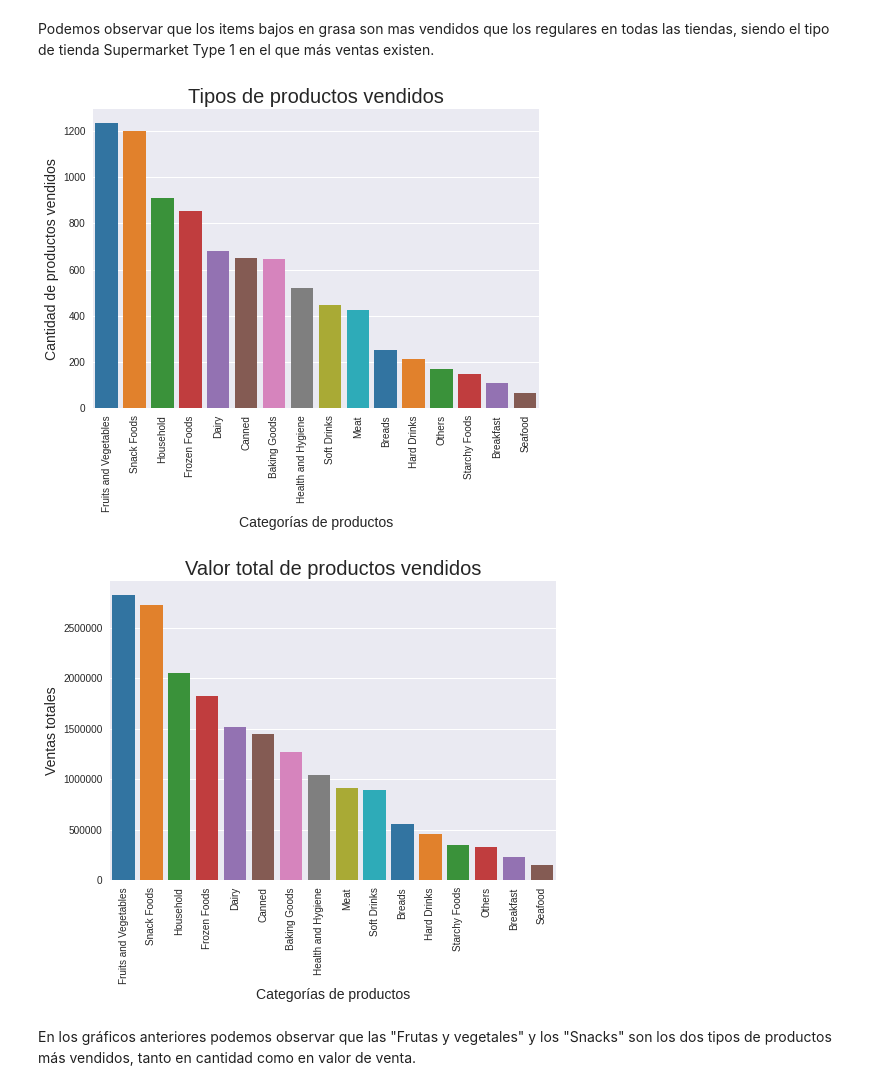
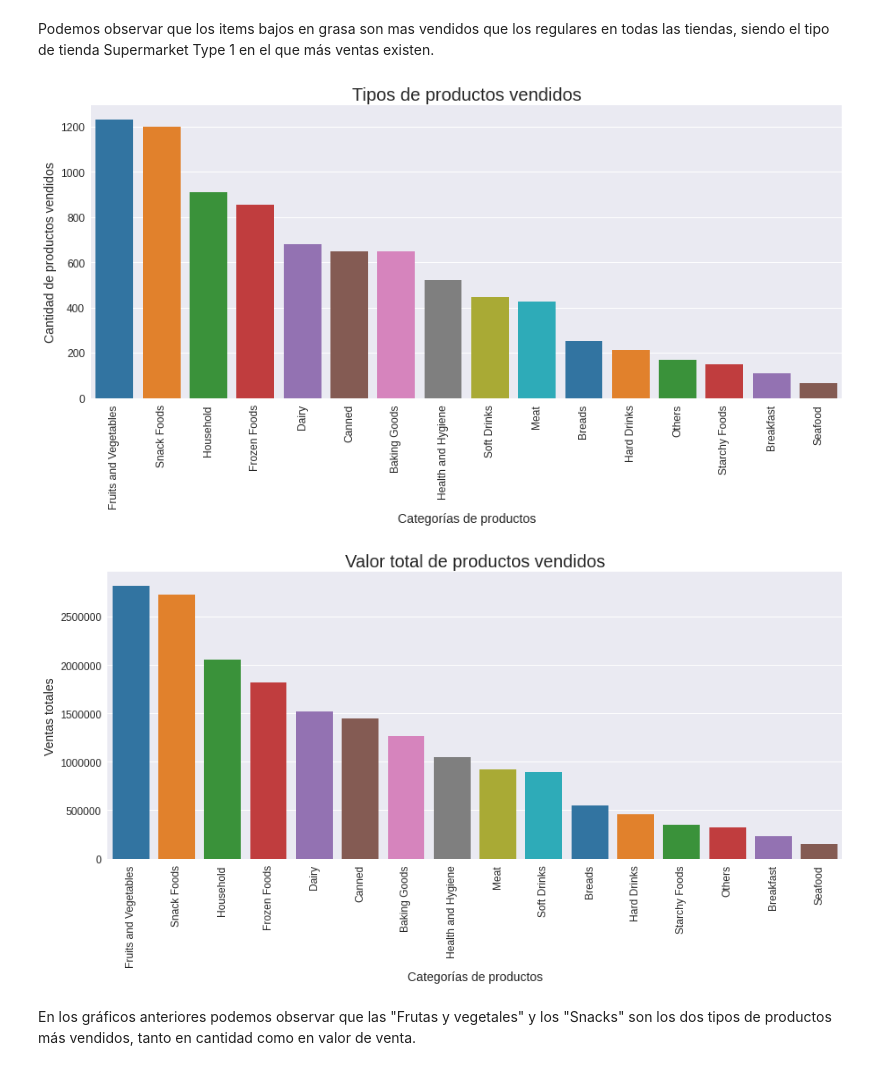
Before and after one commit to carlosegn/proyecciones-ventas-alimenticias, a Jupyter notebook: Proyeccion_ventas_alimenticias.ipynb, the cells around one changed output. Drawn from its saved outputs; the diff is of its cells as text; code cells hidden in the pictures.

```diff
--- a/Proyeccion_ventas_alimenticias.ipynb
+++ b/Proyeccion_ventas_alimenticias.ipynb
@@ -176,0 +99,3 @@ dtype: int64
+# %%
+df_final = df.drop(columns='Outlet_Size')
+df_final.head(1)
@@ -421,7 +345,7 @@ import matplotlib.pyplot as plt
 import seaborn as sns
 # %%
 # Definir estilo y paletas para todos los gráficos
-plt.style.use('seaborn')
+plt.style.use('seaborn-v0_8')
 sns.set_palette('tab10')
 # %%
 # Total de ventas de items por supermercado
@@ -499,28 +425,34 @@ Podemos observar que los items bajos en grasa son mas vendidos que los regulares
 # %%
 # Tipos de Items vendidos
 cantidad_items_vendidos = df_final.Item_Type.value_counts()
+plt.figure(figsize=(15,6))
 plt.grid(axis='x')
 sns.barplot(x=cantidad_items_vendidos.index, y=cantidad_items_vendidos.values, palette='tab10')
 plt.title('Tipos de productos vendidos', fontsize=20)
-plt.xticks(rotation=90)
+plt.xticks(rotation=90, fontsize=12)
+plt.yticks(fontsize=12)
 plt.xlabel('Categorías de productos', fontsize=14)
 plt.ylabel('Cantidad de productos vendidos', fontsize=14)
+plt.savefig('Tipos_productos_vendidos.png', dpi=300)
 plt.show()
 # %% [output]
-[figure, old version]
+[figure, new version]
 # %%
 # Grafico de total de ventas por tipo de producto
 productos_vendidos = df_final.groupby('Item_Type')['Item_Outlet_Sales'].sum().sort_values(ascending=False)
+plt.figure(figsize=(15,6))
 plt.grid(axis='x')
 sns.barplot(x=productos_vendidos.index, y=productos_vendidos.values, palette='tab10')
 plt.ticklabel_format(style='plain', axis='y')
 plt.title('Valor total de productos vendidos', fontsize=20)
-plt.xticks(rotation=90)
+plt.xticks(rotation=90, fontsize=12)
+plt.yticks(fontsize=12)
 plt.xlabel('Categorías de productos', fontsize=14)
 plt.ylabel('Ventas totales', fontsize=14)
+plt.savefig('Valor_total_productos_vendidos.png', dpi=300)
 plt.show()
 # %% [output]
-[figure, old version]
+[figure, new version]
 # %% [markdown]
 En los gráficos anteriores podemos observar que las "Frutas y vegetales" y los "Snacks" son los dos tipos de productos más vendidos, tanto en cantidad como en valor de venta.
 # %%
```
Also changed, not shown: parts of 21 cells of this notebook.
